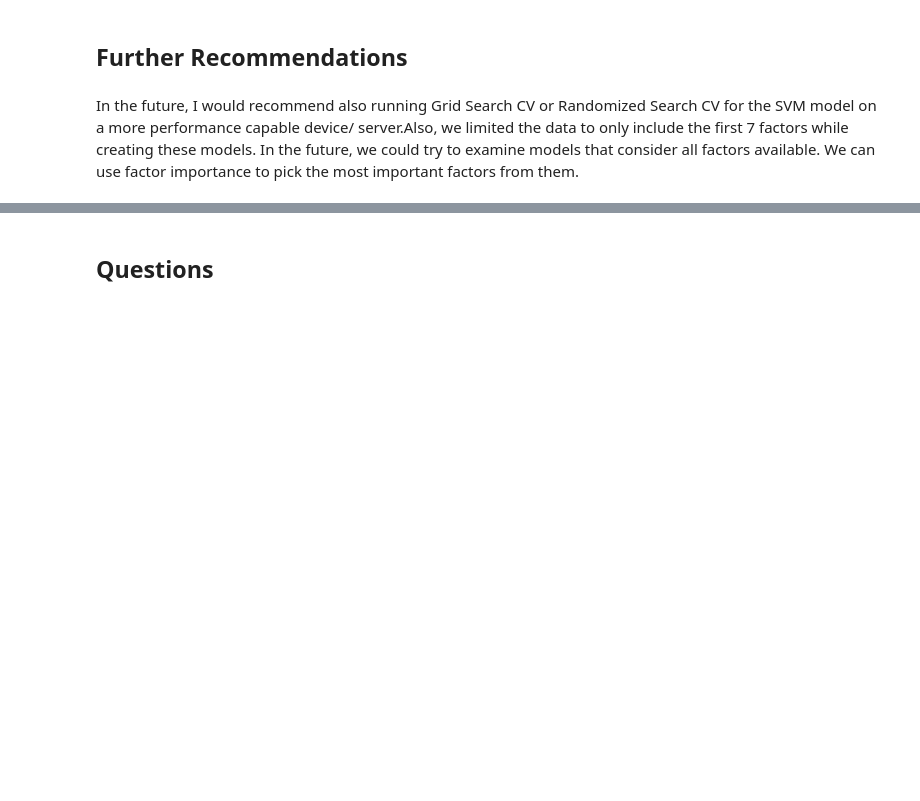
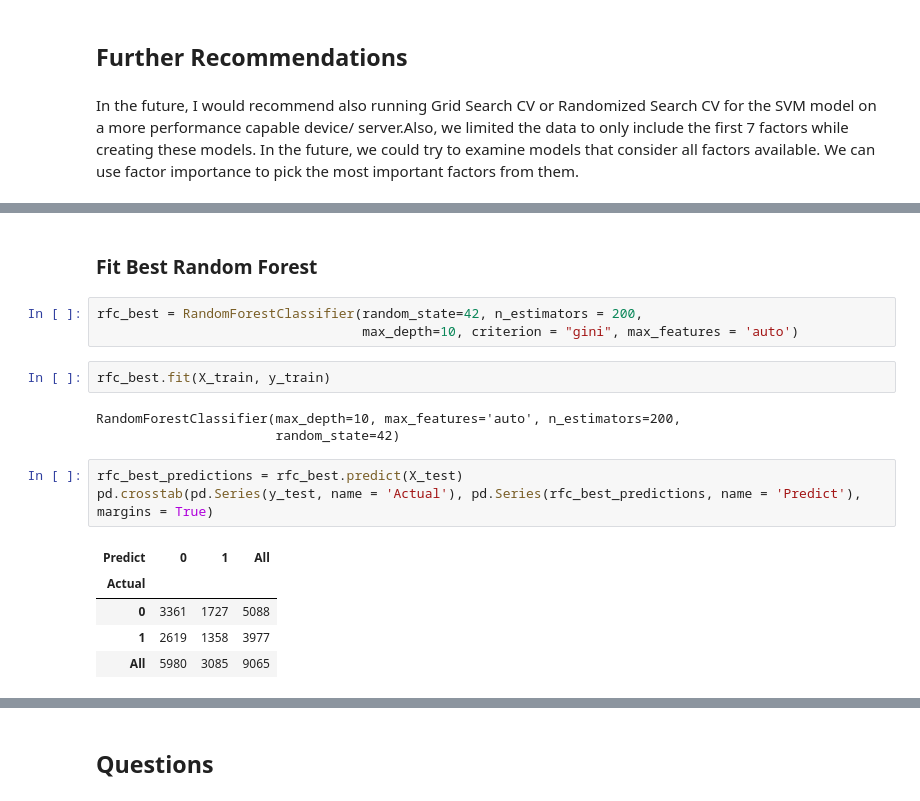
Before and after one commit to sregmi84/ML-AI-Capstone_Diabetes-Readmission, a Jupyter notebook: Capstone/Capstone - Diabetes Readmission.ipynb, the cells around one changed output, grey strips where cells are left out. Cells and saved outputs as stored; diff of their text form; blank space fills up the shorter version.

```diff
--- a/Capstone/Capstone - Diabetes Readmission.ipynb
+++ b/Capstone/Capstone - Diabetes Readmission.ipynb
@@ -965,0 +1018,19 @@ In the future, I would recommend also running Grid Search CV or Randomized Searc
+# %% [markdown]
+### Fit Best Random Forest
+# %%
+rfc_best = RandomForestClassifier(random_state=42, n_estimators = 200,
+                                  max_depth=10, criterion = "gini", max_features = 'auto')
+# %%
+rfc_best.fit(X_train, y_train)
+# %% [output]
+RandomForestClassifier(max_depth=10, max_features='auto', n_estimators=200,
+                       random_state=42)
+# %%
+rfc_best_predictions = rfc_best.predict(X_test)
+pd.crosstab(pd.Series(y_test, name = 'Actual'), pd.Series(rfc_best_predictions, name = 'Predict'), margins = True)
+# %% [output]
+| Predict | 0 | 1 | All |
+| Actual |  |  |  |
+| 0 | 3361 | 1727 | 5088 |
+| 1 | 2619 | 1358 | 3977 |
+| All | 5980 | 3085 | 9065 |
```
Also changed, not shown: parts of 42 cells of this notebook.
